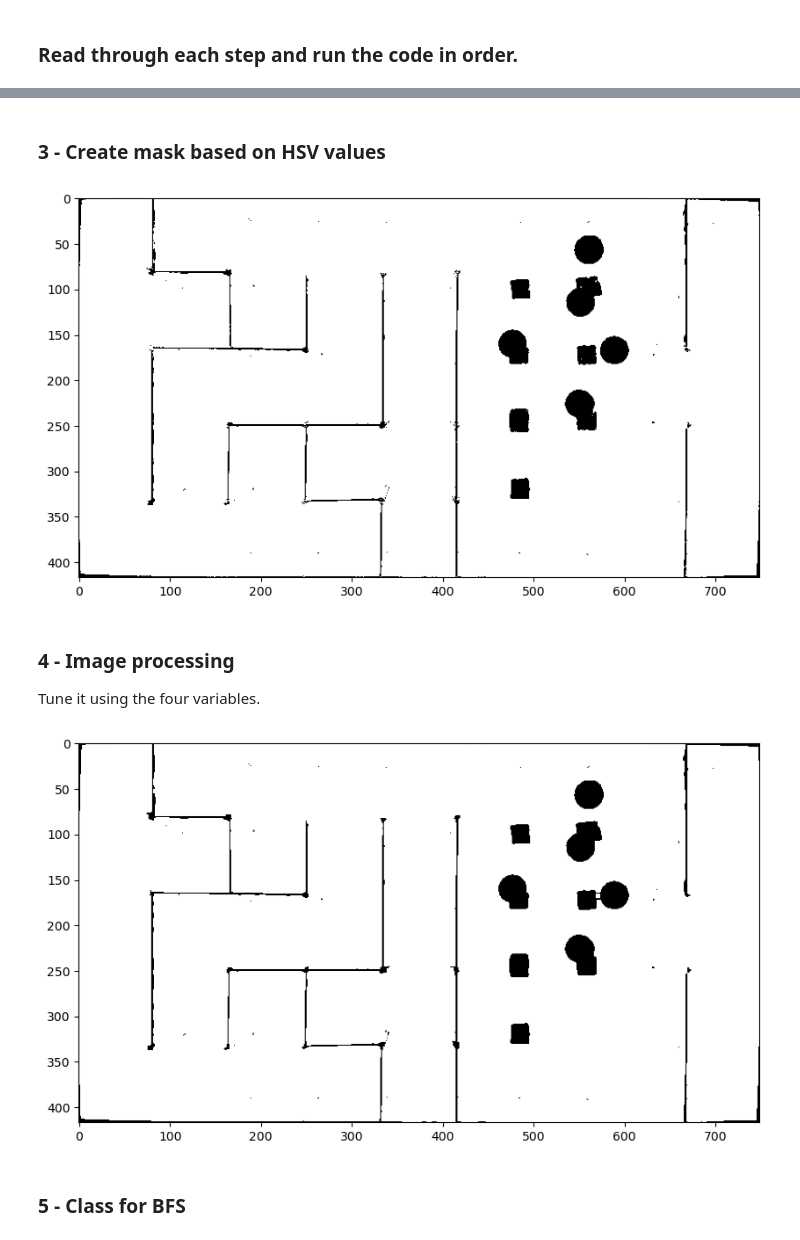
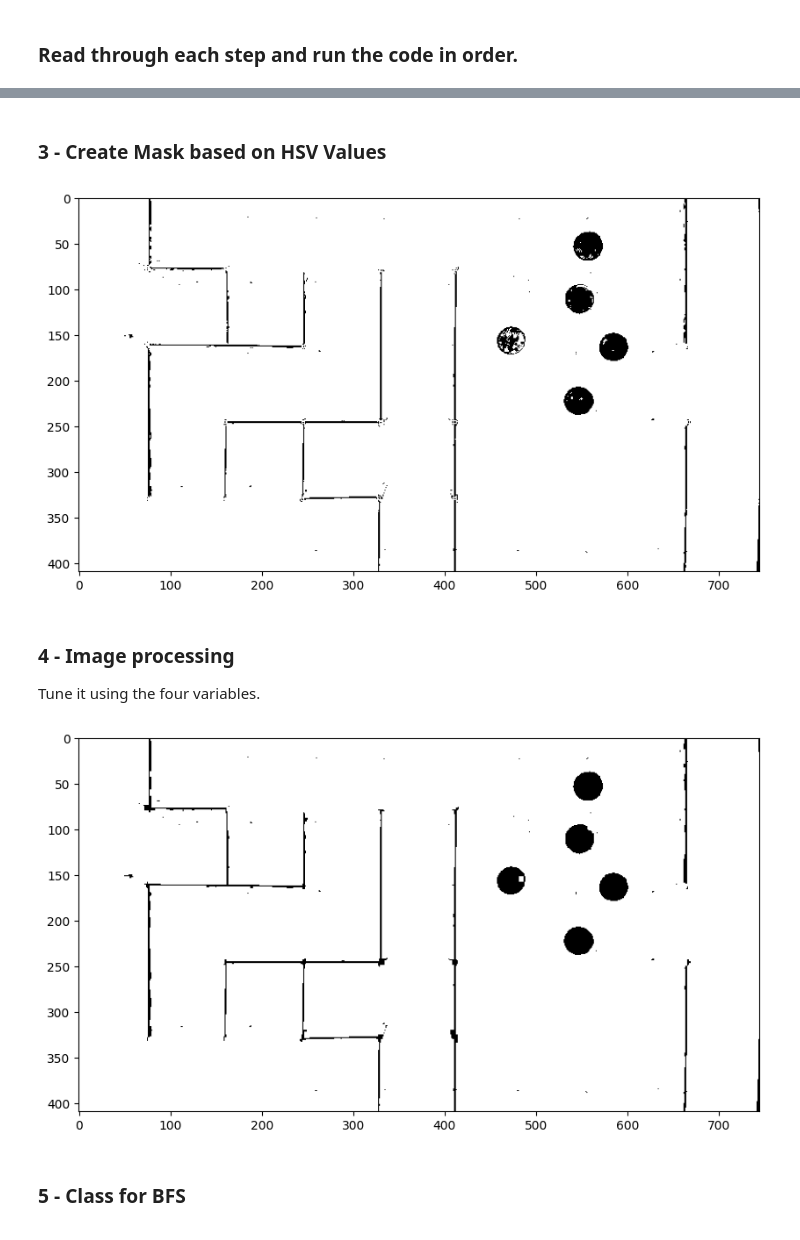
Before and after one commit to mumslayer69/micromouse3100, a Jupyter notebook: path_planning/3.3_path.ipynb, the cells around one changed output, grey strips where cells are left out. Saved outputs shown, nothing was run; the diff lists cells and outputs as text; code cells hidden in the pictures.

```diff
--- a/path_planning/3.3_path.ipynb
+++ b/path_planning/3.3_path.ipynb
@@ -197,29 +196,29 @@ high_hsv = [66, 132, 228]
 # %% [markdown]
-### 3 - Create mask based on HSV values
+### 3 - Create Mask based on HSV Values
 # %%
-mask_adjust = -30
+mask_adjust = -0
 
 # BACKUP HSV VALUES
 # TODO: USE THEM AS BACKUP!!!
-lower_backup = np.array([0, 0, 0])
-upper_backup = np.array([118, 46, 128])
+# lower_backup = np.array([0, 0, 0])
+# upper_backup = np.array([118, 46, 128])
 
 # Load the image
 image = cv2.imread("cropped_maze.jpg")
 image_HSV = cv2.cvtColor(image, cv2.COLOR_BGR2HSV)
 
 # Create the mask
 mask = cv2.inRange(image_HSV, overall_min_hsv + mask_adjust, overall_max_hsv - mask_adjust)
 # mask = cv2.inRange(image_HSV, lower_backup, upper_backup)
 # mask = cv2.bitwise_not(mask)
 
 
 # Display the result
 plt.figure(figsize=(10, 10))
 plt.imshow(mask, cmap='gray')
 plt.show()
 # %% [output]
-[figure, old version]
+[figure, new version]
 # %% [markdown]
 ### 4 - Image processing
 
@@ -253,7 +252,7 @@ plt.figure(figsize=(10, 10))
 plt.imshow(result, cmap='gray')
 plt.show()
 # %% [output]
-[figure, old version]
+[figure, new version]
 # %% [markdown]
 ### 5 - Class for BFS
 # %%
```
Also changed, not shown: parts of 15 cells of this notebook, 3 other files.
